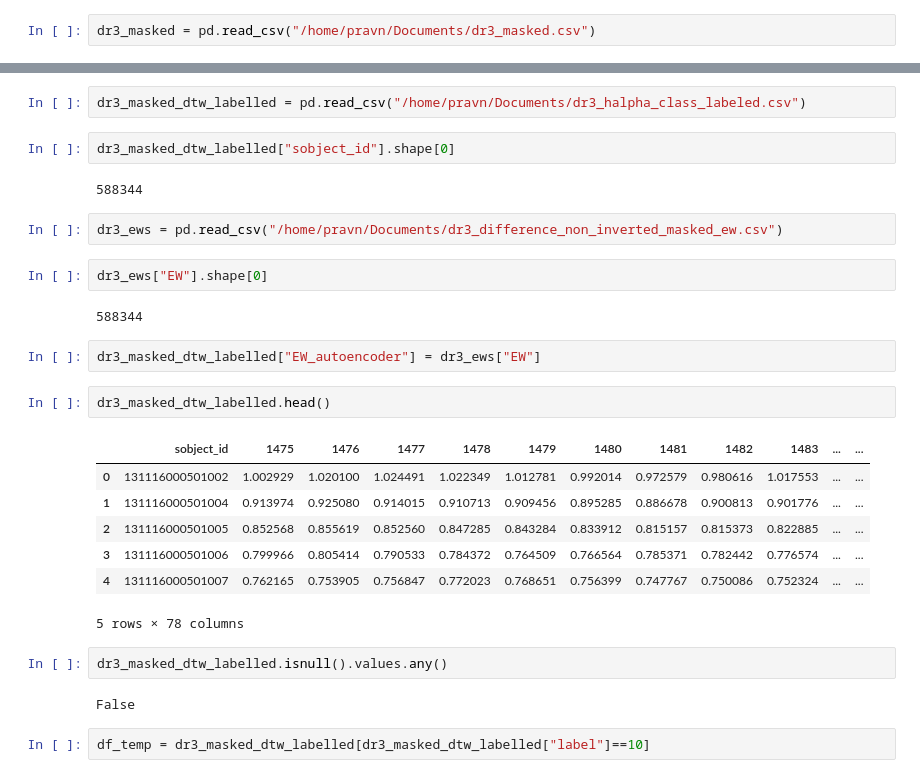
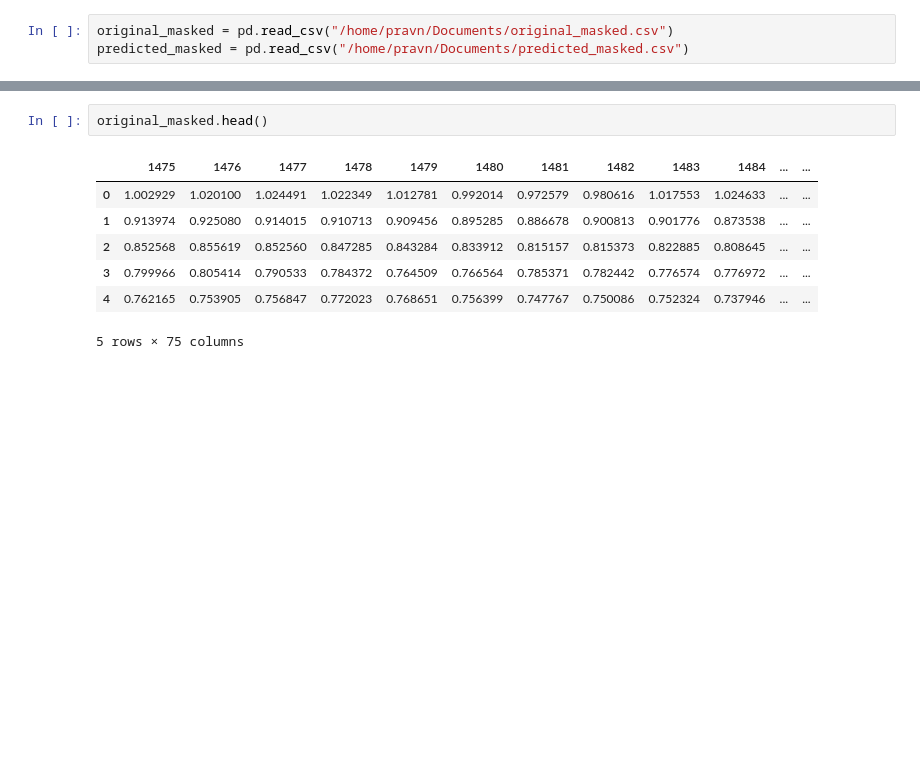
Before and after one commit to PravNJ/galah-test-nut, a Jupyter notebook: ew_investigation_plots.ipynb, the cells around one changed output, grey strips where cells are left out. Drawn from its saved outputs; the diff is of its cells as text; blank space fills up the shorter version.

```diff
--- a/ew_investigation_plots.ipynb
+++ b/ew_investigation_plots.ipynb
@@ -9,2 +12,3 @@ sns.set_style('whitegrid')
 # %%
-dr3_masked = pd.read_csv("/home/pravn/Documents/dr3_masked.csv")
+original_masked = pd.read_csv("/home/pravn/Documents/original_masked.csv")
+predicted_masked = pd.read_csv("/home/pravn/Documents/predicted_masked.csv")
@@ -15,30 +15,10 @@ dr3_masked["sobject_id"].shape[0]
-# %%
-dr3_masked_dtw_labelled = pd.read_csv("/home/pravn/Documents/dr3_halpha_class_labeled.csv")
-# %%
-dr3_masked_dtw_labelled["sobject_id"].shape[0]
-# %% [output]
-588344
-# %%
-dr3_ews = pd.read_csv("/home/pravn/Documents/dr3_difference_non_inverted_masked_ew.csv")
-# %%
-dr3_ews["EW"].shape[0]
-# %% [output]
-588344
-# %%
-dr3_masked_dtw_labelled["EW_autoencoder"] = dr3_ews["EW"]
 # %%
-dr3_masked_dtw_labelled.head()
+original_masked.head()
 # %% [output]
-|  | sobject_id | 1475 | 1476 | 1477 | 1478 | 1479 | 1480 | 1481 | 1482 | 1483 | ... | ... |
-| 0 | 131116000501002 | 1.002929 | 1.020100 | 1.024491 | 1.022349 | 1.012781 | 0.992014 | 0.972579 | 0.980616 | 1.017553 | ... | ... |
-| 1 | 131116000501004 | 0.913974 | 0.925080 | 0.914015 | 0.910713 | 0.909456 | 0.895285 | 0.886678 | 0.900813 | 0.901776 | ... | ... |
-| 2 | 131116000501005 | 0.852568 | 0.855619 | 0.852560 | 0.847285 | 0.843284 | 0.833912 | 0.815157 | 0.815373 | 0.822885 | ... | ... |
-| 3 | 131116000501006 | 0.799966 | 0.805414 | 0.790533 | 0.784372 | 0.764509 | 0.766564 | 0.785371 | 0.782442 | 0.776574 | ... | ... |
-| 4 | 131116000501007 | 0.762165 | 0.753905 | 0.756847 | 0.772023 | 0.768651 | 0.756399 | 0.747767 | 0.750086 | 0.752324 | ... | ... |
+|  | 1475 | 1476 | 1477 | 1478 | 1479 | 1480 | 1481 | 1482 | 1483 | 1484 | ... | ... |
+| 0 | 1.002929 | 1.020100 | 1.024491 | 1.022349 | 1.012781 | 0.992014 | 0.972579 | 0.980616 | 1.017553 | 1.024633 | ... | ... |
+| 1 | 0.913974 | 0.925080 | 0.914015 | 0.910713 | 0.909456 | 0.895285 | 0.886678 | 0.900813 | 0.901776 | 0.873538 | ... | ... |
+| 2 | 0.852568 | 0.855619 | 0.852560 | 0.847285 | 0.843284 | 0.833912 | 0.815157 | 0.815373 | 0.822885 | 0.808645 | ... | ... |
+| 3 | 0.799966 | 0.805414 | 0.790533 | 0.784372 | 0.764509 | 0.766564 | 0.785371 | 0.782442 | 0.776574 | 0.776972 | ... | ... |
+| 4 | 0.762165 | 0.753905 | 0.756847 | 0.772023 | 0.768651 | 0.756399 | 0.747767 | 0.750086 | 0.752324 | 0.737946 | ... | ... |
-5 rows × 78 columns
+5 rows × 75 columns
-# %%
-dr3_masked_dtw_labelled.isnull().values.any()
-# %% [output]
-False
-# %%
-df_temp = dr3_masked_dtw_labelled[dr3_masked_dtw_labelled["label"]==10]
```
Also changed, not shown: parts of 16 cells of this notebook, 1 other file.
